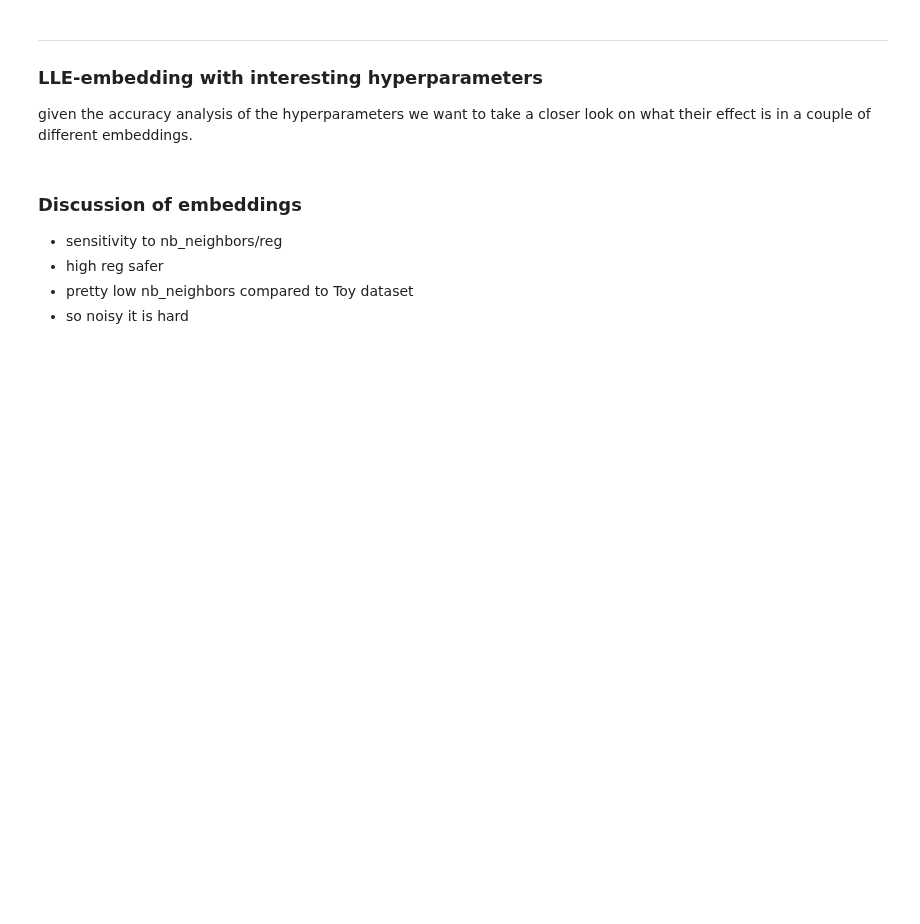
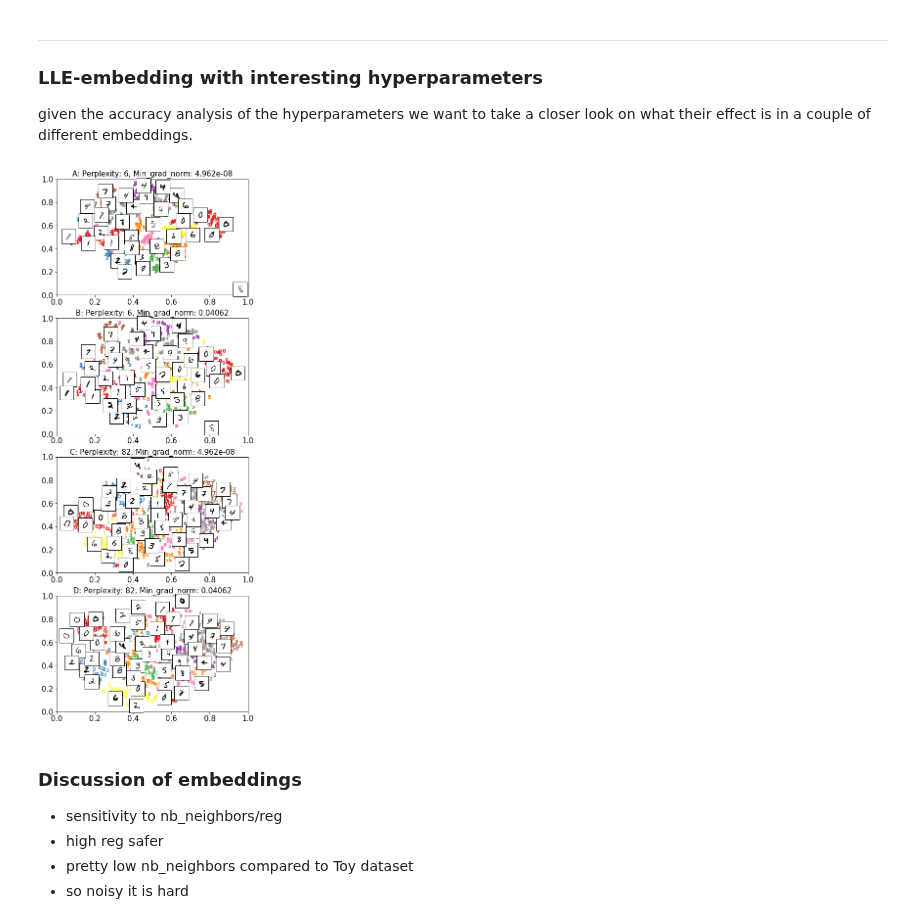
Before and after one commit to hbjornoy/t-SNE-vs-LLE, a Jupyter notebook: Section IV - MNIST.ipynb, the cells around one changed output. Cells and saved outputs as stored; diff of their text form; code cells hidden in the pictures; blank space fills up the shorter version.

```diff
--- a/Section IV - MNIST.ipynb
+++ b/Section IV - MNIST.ipynb
@@ -204,15 +203,17 @@ X_tsne_4 = manifold.TSNE(n_components=2, perplexity=perplexity[1], min_grad_norm
 # %%
 # parameters
 im = True # whether or not to show images
 t = 9e-3 # how close the images should be shown
 
-fig = plt.figure(figsize=(15,15))
-t_ax1 = PL.plot_embedding(inputs, X_tsne_1, targets[0:nb_samples], fig=fig, subplot_pos=221, images=im, im_thres=t, title="A: Perplexity: "+str(perplexity[0])+", Min_grad_norm: "+str(min_grad_norm[0]))
-t_ax2 = PL.plot_embedding(inputs, X_tsne_2, targets[0:nb_samples], fig=fig, subplot_pos=222, images=im, im_thres=t, title="B: Perplexity: "+str(perplexity[0])+", Min_grad_norm: "+str(min_grad_norm[1]))
-t_ax3 = PL.plot_embedding(inputs, X_tsne_3, targets[0:nb_samples], fig=fig, subplot_pos=223, images=im, im_thres=t, title="C: Perplexity: "+str(perplexity[1])+", Min_grad_norm: "+str(min_grad_norm[0]))
-t_ax4 = PL.plot_embedding(inputs, X_tsne_4, targets[0:nb_samples], fig=fig, subplot_pos=224, images=im, im_thres=t, title="D: Perplexity: "+str(perplexity[1])+", Min_grad_norm: "+str(min_grad_norm[1]))
+fig = plt.figure(figsize=(7,20))
+t_ax1 = PL.plot_embedding(inputs, X_tsne_1, targets[0:nb_samples], fig=fig, subplot_pos=411, images=im, im_thres=t, title="A: Perplexity: "+str(perplexity[0])+", Min_grad_norm: "+str(HL.round_sig(min_grad_norm[0])))
+t_ax2 = PL.plot_embedding(inputs, X_tsne_2, targets[0:nb_samples], fig=fig, subplot_pos=412, images=im, im_thres=t, title="B: Perplexity: "+str(perplexity[0])+", Min_grad_norm: "+str(HL.round_sig(min_grad_norm[1])))
+t_ax3 = PL.plot_embedding(inputs, X_tsne_3, targets[0:nb_samples], fig=fig, subplot_pos=413, images=im, im_thres=t, title="C: Perplexity: "+str(perplexity[1])+", Min_grad_norm: "+str(HL.round_sig(min_grad_norm[0])))
+t_ax4 = PL.plot_embedding(inputs, X_tsne_4, targets[0:nb_samples], fig=fig, subplot_pos=414, images=im, im_thres=t, title="D: Perplexity: "+str(perplexity[1])+", Min_grad_norm: "+str(HL.round_sig(min_grad_norm[1])))
 plt.savefig("images/MNIST_tsne_embeddings")
 plt.show()
+# %% [output]
+[figure, added]
 # %% [markdown]
 ### Discussion of embeddings
 - sensitivity to nb_neighbors/reg
```
Also changed, not shown: parts of 3 cells of this notebook, 10 other files.
